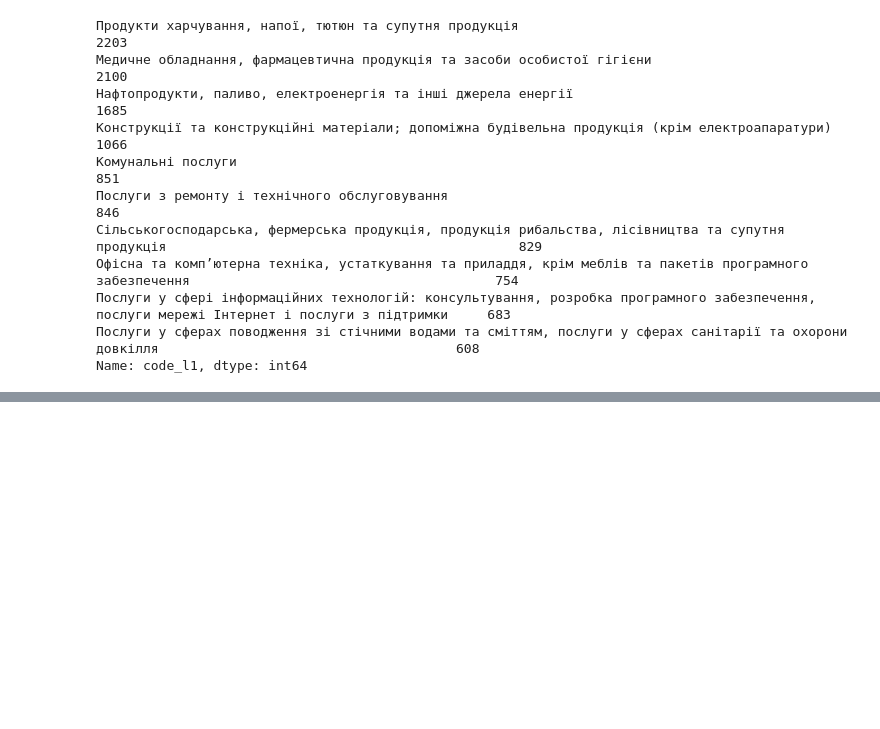
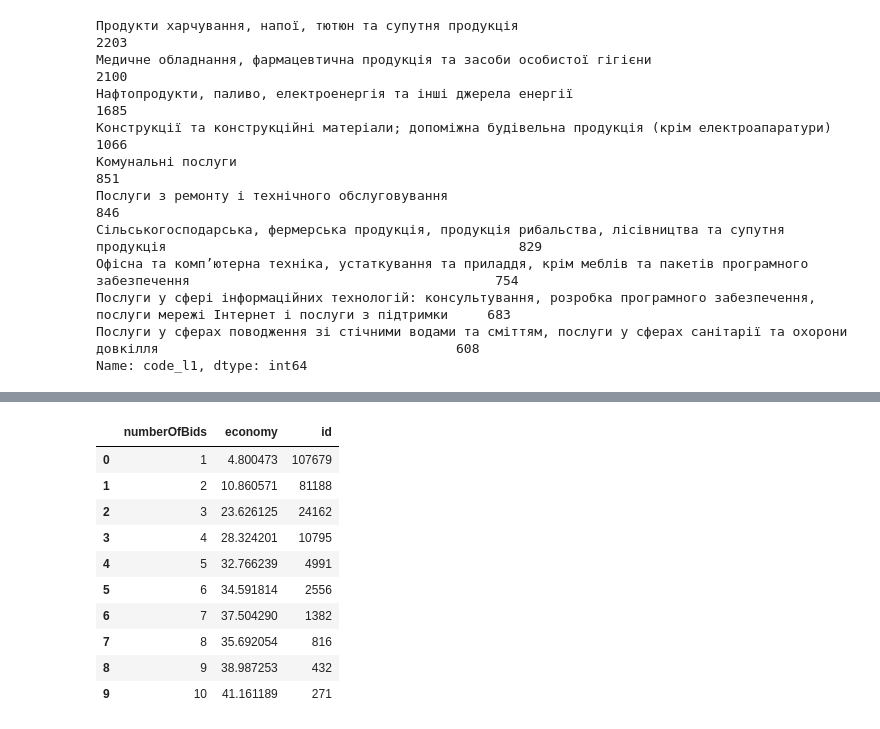
Before and after one commit to ihorhrysha/prozorro, a Jupyter notebook: get.ipynb, the cells around one changed output, grey strips where cells are left out. Saved outputs shown, nothing was run; the diff lists cells and outputs as text; code cells hidden in the pictures; blank space fills up the shorter version.

```diff
--- a/get.ipynb
+++ b/get.ipynb
@@ -205,0 +257,4 @@ https://public.api.openprocurement.org/api/2.5/tenders/98d54c150056474fbedb5420f
+# %%
+# for plot
+df_cleaned = df[df['economy']>=0]
+df_cleaned = df_cleaned[df_cleaned.currency=="UAH"]
@@ -205,0 +276,15 @@ https://public.api.openprocurement.org/api/2.5/tenders/98d54c150056474fbedb5420f
+# %%
+df_grouped = df_cleaned.groupby(by='numberOfBids').agg({'economy':'mean', 'id':'count'}).reset_index()
+df_grouped.head(10)
+# %% [output]
+|  | numberOfBids | economy | id |
+| 0 | 1 | 4.800473 | 107679 |
+| 1 | 2 | 10.860571 | 81188 |
+| 2 | 3 | 23.626125 | 24162 |
+| 3 | 4 | 28.324201 | 10795 |
+| 4 | 5 | 32.766239 | 4991 |
+| 5 | 6 | 34.591814 | 2556 |
+| 6 | 7 | 37.504290 | 1382 |
+| 7 | 8 | 35.692054 | 816 |
+| 8 | 9 | 38.987253 | 432 |
+| 9 | 10 | 41.161189 | 271 |
```
Also changed, not shown: parts of 30 cells of this notebook, 5 other files.
